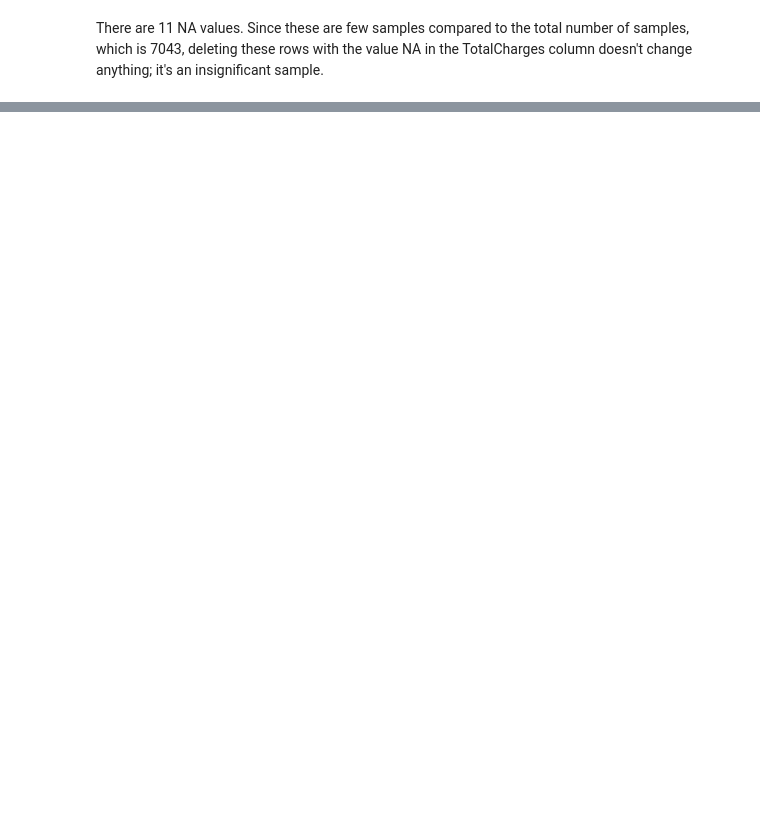
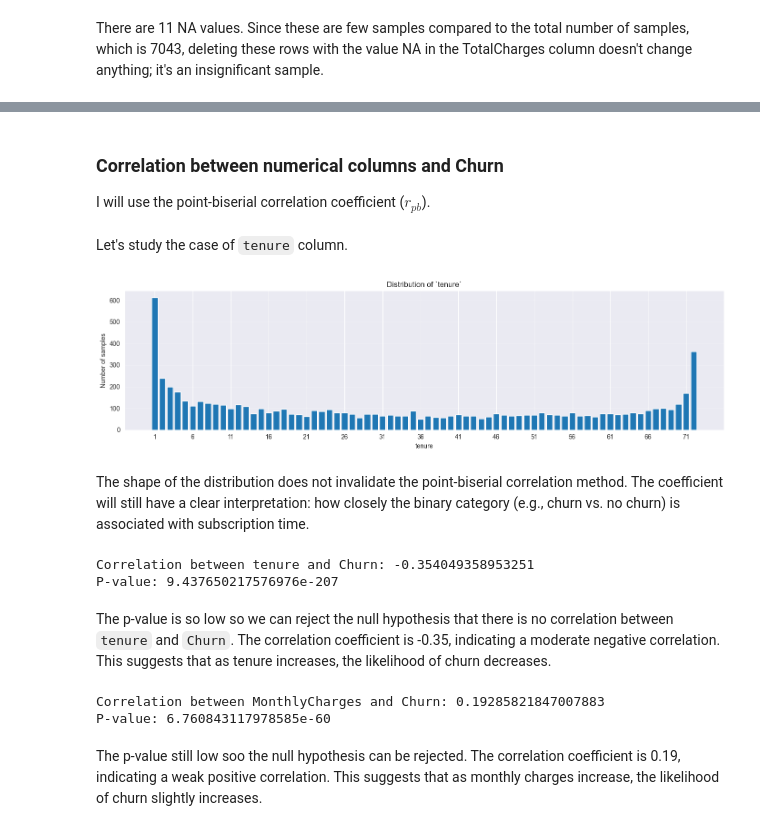
Before and after one commit to linkcla/churn-lab, a Jupyter notebook: exploration.ipynb, the cells around one changed output, grey strips where cells are left out. Cells and saved outputs as stored; diff of their text form; code cells hidden in the pictures; blank space fills up the shorter version.

Commit message:
Empezado a estudiar correlaciones de las variables independientes respecto a la dependiente.

```diff
--- a/exploration.ipynb
+++ b/exploration.ipynb
@@ -115,2 +138,5 @@ dtype: int64
 # %% [markdown]
 There are 11 NA values. Since these are few samples compared to the total number of samples, which is 7043, deleting these rows with the value NA in the TotalCharges column doesn't change anything; it's an insignificant sample.
+# %%
+churn_data.dropna(axis='index', how='any', inplace=True)
+churn_data.isna().sum()
@@ -116,0 +163,2 @@ There are 11 NA values. Since these are few samples compared to the total number
+# %%
+churn_data.drop(labels='customerID', axis='columns', inplace=True)
@@ -116,0 +225,50 @@ There are 11 NA values. Since these are few samples compared to the total number
+# %% [markdown]
+### Correlation between numerical columns and Churn
+
+I will use the point-biserial correlation coefficient ($r_{pb}$).
+# %% [markdown]
+Let's study the case of `tenure` column.
+# %%
+counts = churn_data['tenure'].value_counts().sort_index()
+
+plt.figure(figsize=(14, 4))
+plt.bar(counts.index, counts.values)
+plt.xticks(range(counts.index.min(), counts.index.max() + 1, 5))  # mostrar etiqueta cada 5 meses
+plt.xlabel('tenure')
+plt.ylabel('Number of samples')
+plt.title('Distribution of `tenure`')
+plt.grid(axis='y', alpha=0.3)
+plt.tight_layout()
+plt.show()
+# %% [output]
+[figure, added]
+# %% [markdown]
+The shape of the distribution does not invalidate the point-biserial correlation method. The coefficient will still have a clear interpretation: how closely the binary category (e.g., churn vs. no churn) is associated with subscription time.
+# %%
+# pointbiserialr is equivalent to Pearson correlation when one variable is binary, but I will use it for clarity
+
+# tenure vs Churn
+
+corr_tenure, p_value = pointbiserialr(churn_data['tenure'], churn_data_dv_yes_no)
+print('Correlation between tenure and Churn:', corr_tenure)
+print('P-value:', p_value)
+
+churn_corr['tenure'] = corr_tenure
+# %% [output]
+Correlation between tenure and Churn: -0.354049358953251
+P-value: 9.437650217576976e-207
+# %% [markdown]
+The p-value is so low so we can reject the null hypothesis that there is no correlation between `tenure` and `Churn`. The correlation coefficient is -0.35, indicating a moderate negative correlation. This suggests that as tenure increases, the likelihood of churn decreases.
+# %%
+# MonthlyCharges vs Churn
+
+corr_monthly, p_value = pointbiserialr(churn_data['MonthlyCharges'], churn_data_dv_yes_no)
+print('Correlation between MonthlyCharges and Churn:', corr_monthly)
+print('P-value:', p_value)
+
+churn_corr['MonthlyCharges'] = corr_monthly
+# %% [output]
+Correlation between MonthlyCharges and Churn: 0.19285821847007883
+P-value: 6.760843117978585e-60
+# %% [markdown]
+The p-value still low soo the null hypothesis can be rejected. The correlation coefficient is 0.19, indicating a weak positive correlation. This suggests that as monthly charges increase, the likelihood of churn slightly increases.
```
Also changed, not shown: parts of 35 cells of this notebook.
